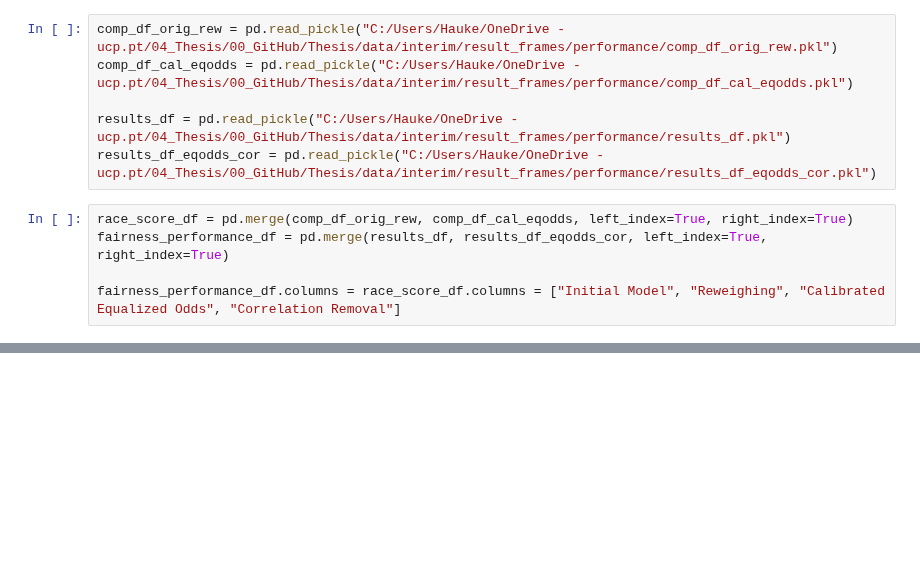
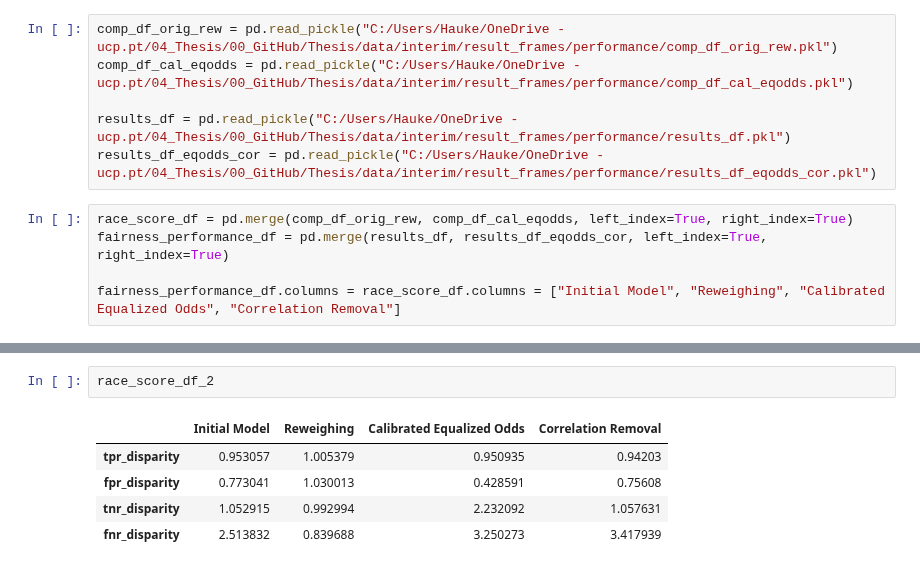
Before and after one commit to HaukeSchwarz/Thesis, a Jupyter notebook: notebooks/Aggregated_Result_Analysis.ipynb, the cells around one changed output, grey strips where cells are left out. Cells and saved outputs as stored; diff of their text form; blank space fills up the shorter version.

```diff
--- a/notebooks/Aggregated_Result_Analysis.ipynb
+++ b/notebooks/Aggregated_Result_Analysis.ipynb
@@ -81,0 +109,8 @@ plt.show()
+# %%
+race_score_df_2
+# %% [output]
+|  | Initial Model | Reweighing | Calibrated Equalized Odds | Correlation Removal |
+| tpr_disparity | 0.953057 | 1.005379 | 0.950935 | 0.94203 |
+| fpr_disparity | 0.773041 | 1.030013 | 0.428591 | 0.75608 |
+| tnr_disparity | 1.052915 | 0.992994 | 2.232092 | 1.057631 |
+| fnr_disparity | 2.513832 | 0.839688 | 3.250273 | 3.417939 |
```
Also changed, not shown: parts of 7 cells of this notebook.
